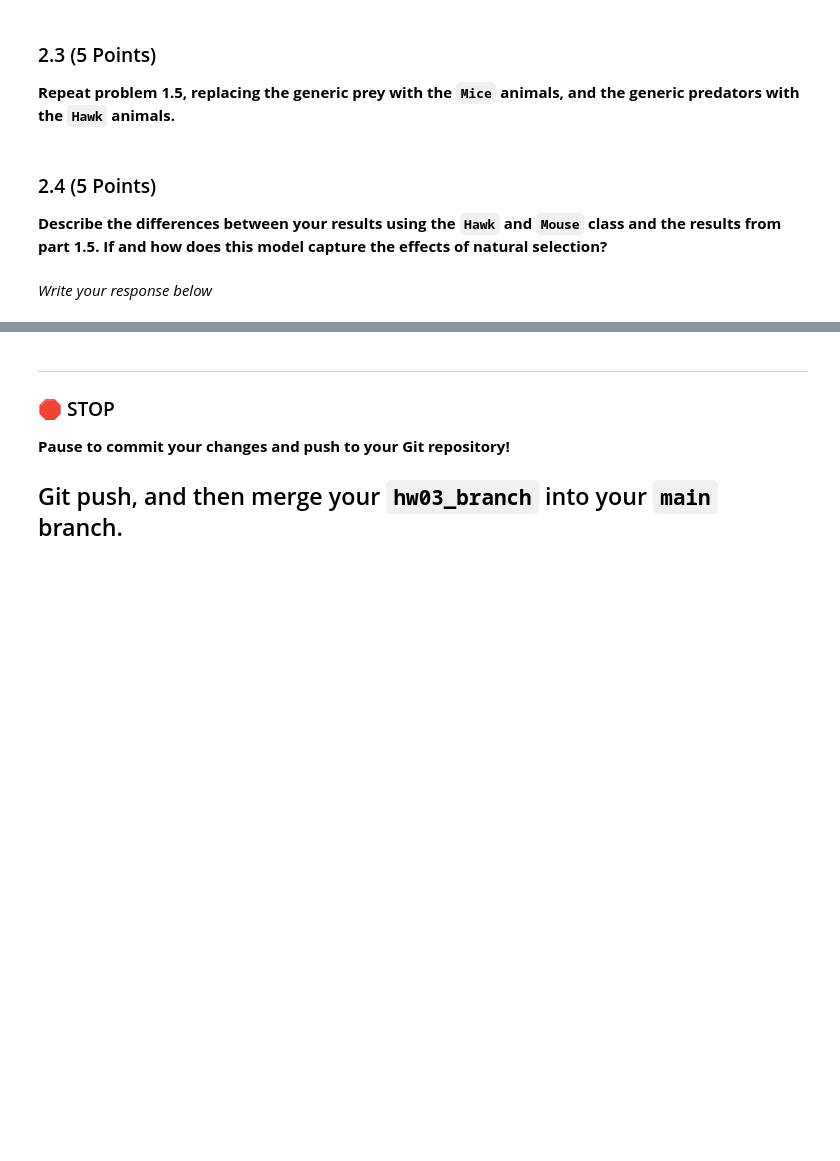
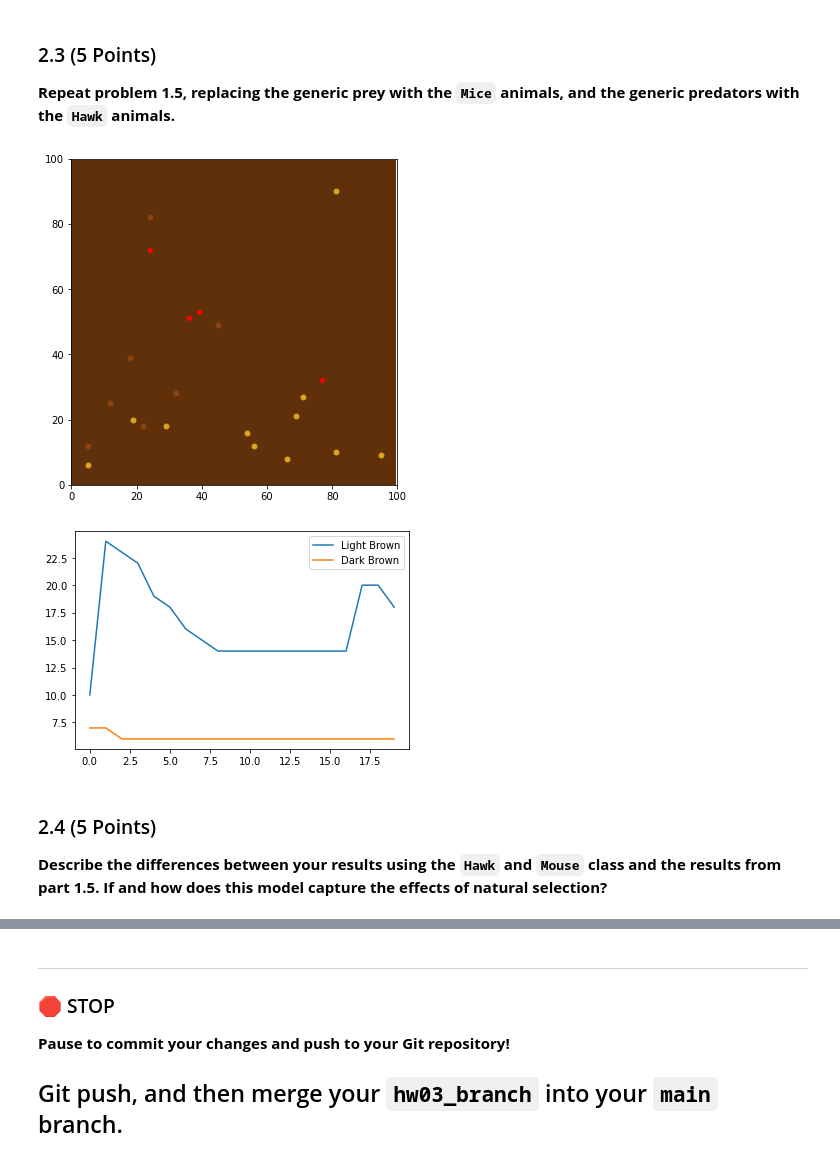
Before and after one commit to JialinQiu/CMSE202-s23-turnin, a Jupyter notebook: hw-03/HW3_ABMs_JialinQiu.ipynb, the cells around one changed output, grey strips where cells are left out. Cells and saved outputs as stored; diff of their text form; code cells hidden in the pictures; blank space fills up the shorter version.

```diff
--- a/hw-03/HW3_ABMs_JialinQiu.ipynb
+++ b/hw-03/HW3_ABMs_JialinQiu.ipynb
@@ -196,6 +317,73 @@ Create a new `Hawk` child class, using the `Animal_Agent` as the parent class. T
+# %%
+#Write your code here
+# New Environment
+NE = Environment()
+
+p1 = Mouse(sex="F")
+p1.set_allele(1,1)
+p2 = Mouse(sex="M")
+p2.set_allele(0,0)
+p3 = Mouse(sex="F")
+p3.set_allele(1,1)
+p4 = Mouse(sex="M")
+p4.set_allele(0,0)
+p5 = Mouse(sex="F")
+p5.set_allele(1,1)
+p6 = Mouse(sex = "M")
+p6.set_allele(0,0)
+p7 = Mouse(sex="F")
+p7.set_allele(1,1)
+p8 = Mouse(sex="M")
+p8.set_allele(0,0)
+p9 = Mouse(sex="F")
+p9.set_allele(1,1)
+p10 = Mouse(sex="M")
+p10.set_allele(0,0)
+p11 = Mouse(sex="F")
+p11.set_allele(1,1)
+p12 = Mouse(sex="M")
+p12.set_allele(0,0)
+p13 = Mouse(sex="F")
+p13.set_allele(1,1)
+p14 = Mouse(sex="M")
+p14.set_allele(0,0)
+p15 = Mouse(sex="F")
+p15.set_allele(1,1)
+p16 = Mouse(sex="M")
+p16.set_allele(0,0)
+
+h1 = Hawk(ptype = 'Predator', shape = 'P', color = 'red')
+h2 = Hawk(ptype = 'Predator', shape = 'P', color = 'red')
+h3 = Hawk(ptype = 'Predator', shape = 'P', color = 'red')
+h4 = Hawk(ptype = 'Predator', shape = 'P', color = 'red')
+
+NE.add_agent(p1)
+NE.add_agent(p2)
+NE.add_agent(p3)
+NE.add_agent(p4)
+NE.add_agent(p5)
+NE.add_agent(p6)
+NE.add_agent(p7)
+NE.add_agent(p8)
+NE.add_agent(p9)
+NE.add_agent(p10)
+NE.add_agent(p11)
+NE.add_agent(p12)
+NE.add_agent(p13)
+NE.add_agent(p14)
+NE.add_agent(p15)
+NE.add_agent(p16)
+NE.add_agent(h1)
+NE.add_agent(h2)
+NE.add_agent(h3)
+NE.add_agent(h4)
+
+NE.simulate(20)
+NE.simulate_plot_populations(20)
+# %% [output]
+[figure, added]
+[figure, added]
 # %% [markdown]
 ### 2.4 (5 Points)
 
 **Describe the differences between your results using the `Hawk` and `Mouse` class and the results from part 1.5. If and how does this model capture the effects of natural selection?**
-# %% [markdown]
-*Write your response below*
```
Also changed, not shown: parts of 10 cells of this notebook.
